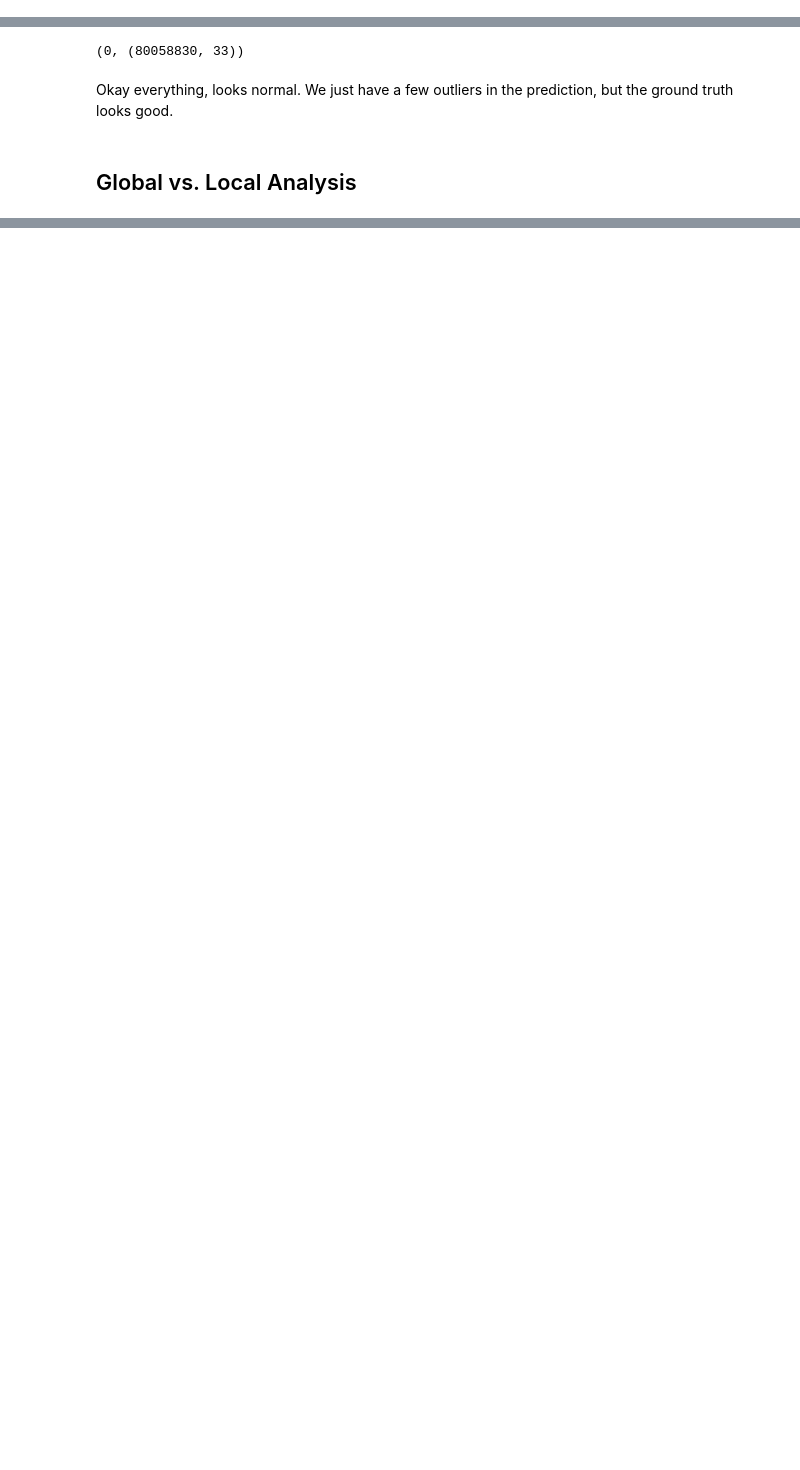
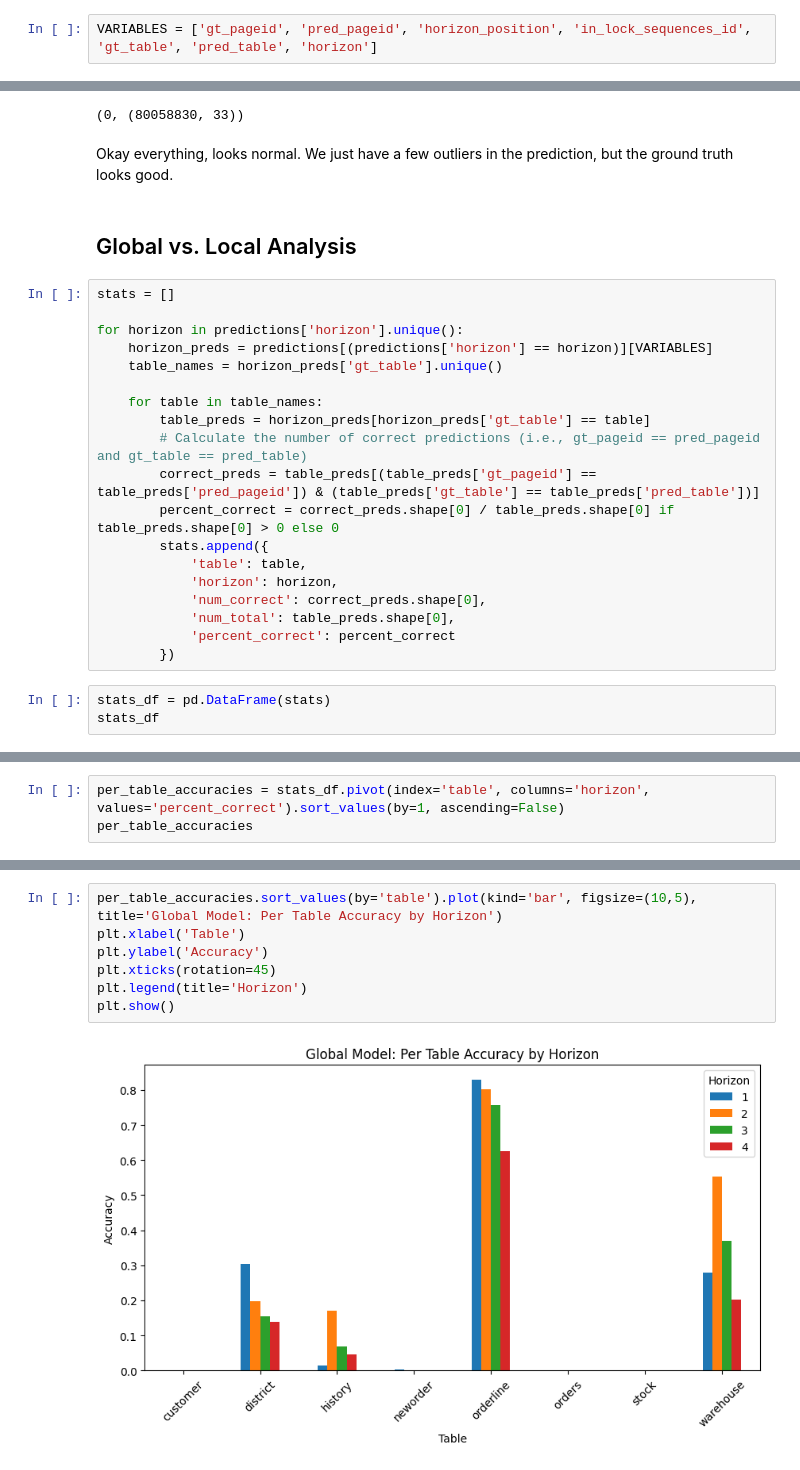
Before and after one commit to mbrotos/lock-pred, a Jupyter notebook: analysis/exp-6-per-table-accruacy.ipynb, the cells around one changed output, grey strips where cells are left out. Cells and saved outputs as stored; diff of their text form; blank space fills up the shorter version.

```diff
--- a/analysis/exp-6-per-table-accruacy.ipynb
+++ b/analysis/exp-6-per-table-accruacy.ipynb
@@ -10,3 +8,5 @@ in_lock_sequences = pd.read_parquet('/Users/adamsorrenti/Documents/GitHub/lock-p
+# %%
+VARIABLES = ['gt_pageid', 'pred_pageid', 'horizon_position', 'in_lock_sequences_id', 'gt_table', 'pred_table', 'horizon']
 # %%
 predictions.head()
 # %% [output]
@@ -145,3 +147,25 @@ plt.show()
 Okay everything, looks normal. We just have a few outliers in the prediction, but the ground truth looks good.
 # %% [markdown]
 ## Global vs. Local Analysis
+# %%
+stats = []
+
+for horizon in predictions['horizon'].unique():
+    horizon_preds = predictions[(predictions['horizon'] == horizon)][VARIABLES]
+    table_names = horizon_preds['gt_table'].unique()
+
+    for table in table_names:
+        table_preds = horizon_preds[horizon_preds['gt_table'] == table]
+        # Calculate the number of correct predictions (i.e., gt_pageid == pred_pageid and gt_table == pred_table)
+        correct_preds = table_preds[(table_preds['gt_pageid'] == table_preds['pred_pageid']) & (table_preds['gt_table'] == table_preds['pred_table'])]
+        percent_correct = correct_preds.shape[0] / table_preds.shape[0] if table_preds.shape[0] > 0 else 0
+        stats.append({
+            'table': table,
+            'horizon': horizon,
+            'num_correct': correct_preds.shape[0],
+            'num_total': table_preds.shape[0],
+            'percent_correct': percent_correct
+        })
+# %%
+stats_df = pd.DataFrame(stats)
+stats_df
@@ -147,0 +202,3 @@ Okay everything, looks normal. We just have a few outliers in the prediction, bu
+# %%
+per_table_accuracies = stats_df.pivot(index='table', columns='horizon', values='percent_correct').sort_values(by=1, ascending=False)
+per_table_accuracies
@@ -147,0 +216,9 @@ Okay everything, looks normal. We just have a few outliers in the prediction, bu
+# %%
+per_table_accuracies.sort_values(by='table').plot(kind='bar', figsize=(10,5), title='Global Model: Per Table Accuracy by Horizon')
+plt.xlabel('Table')
+plt.ylabel('Accuracy')
+plt.xticks(rotation=45)
+plt.legend(title='Horizon')
+plt.show()
+# %% [output]
+[figure, added]
```
Also changed, not shown: parts of 8 cells of this notebook.
